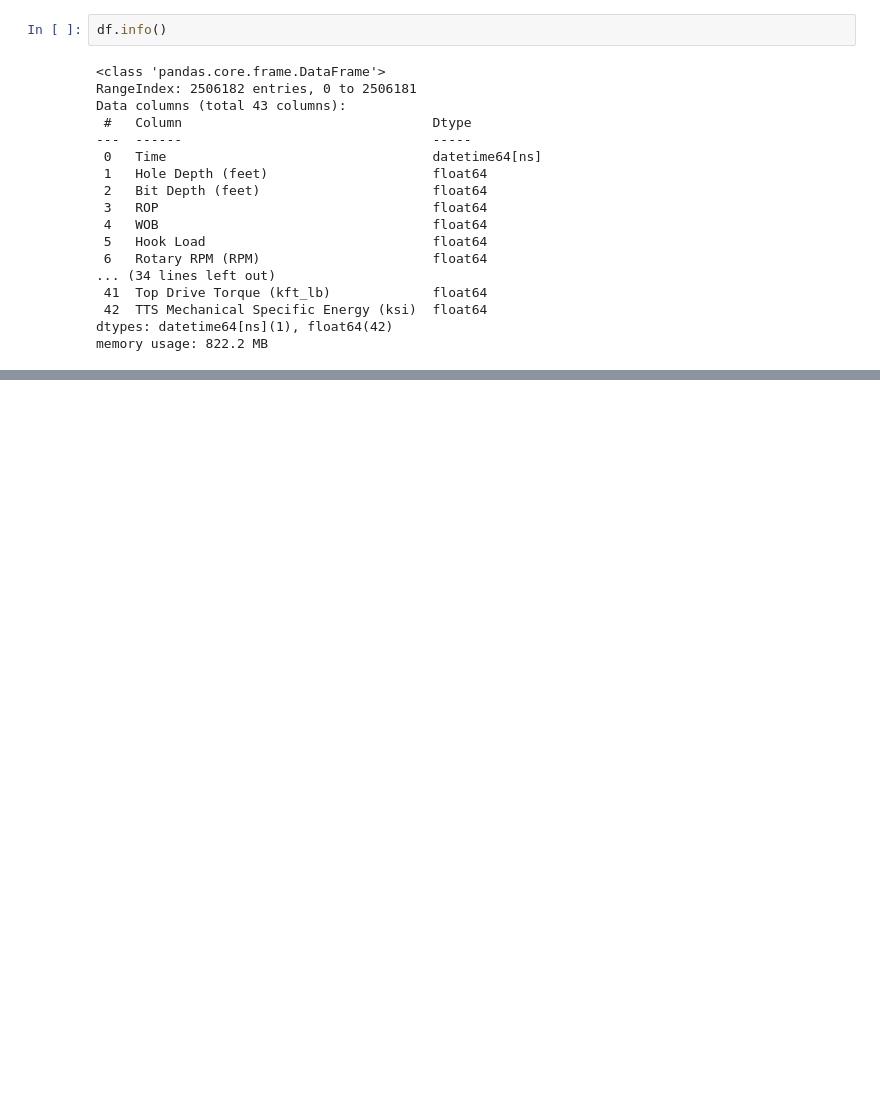
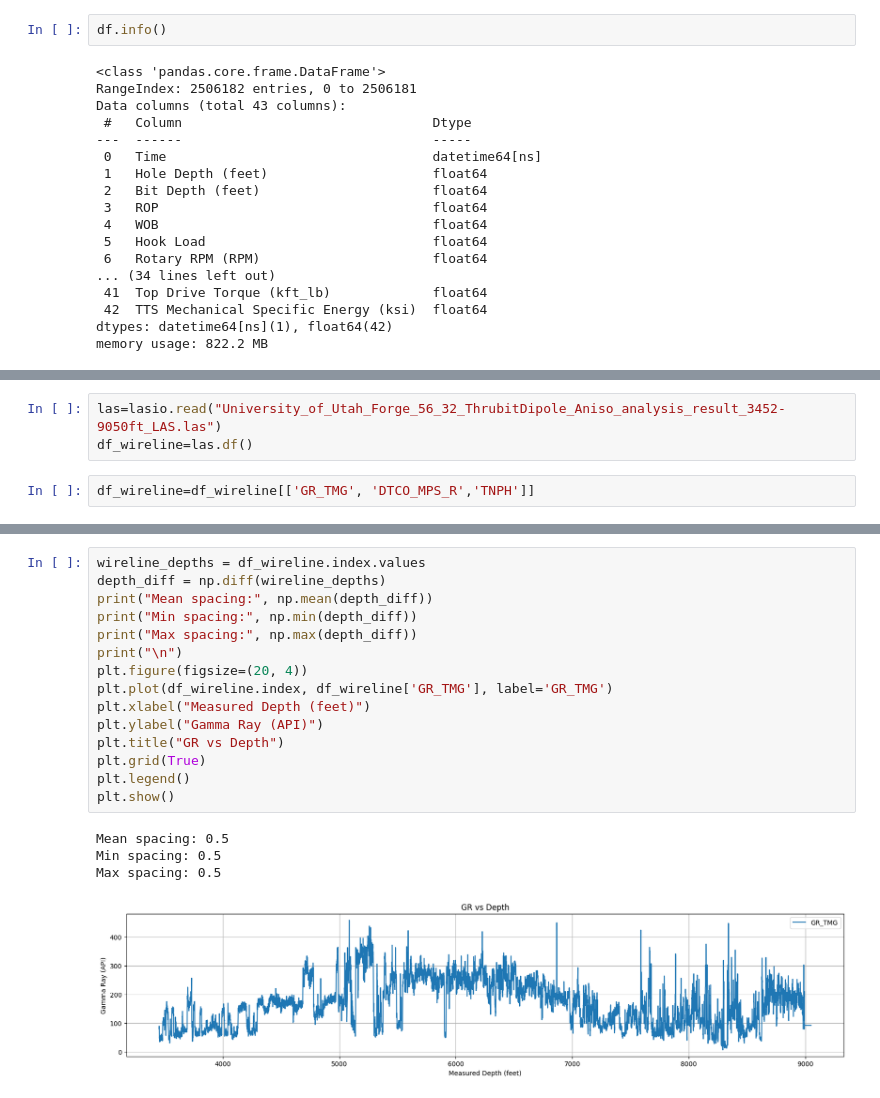
Before and after one commit to Vagif-Aliyev/MSE_Optimization, a Jupyter notebook: Drilling Data EDA.ipynb, the cells around one changed output, grey strips where cells are left out. Saved outputs shown, nothing was run; the diff lists cells and outputs as text; blank space fills up the shorter version.

```diff
--- a/Drilling Data EDA.ipynb
+++ b/Drilling Data EDA.ipynb
@@ -326,0 +376,5 @@ memory usage: 822.2 MB
+# %%
+las=lasio.read("University_of_Utah_Forge_56_32_ThrubitDipole_Aniso_analysis_result_3452-9050ft_LAS.las")
+df_wireline=las.df()
+# %%
+df_wireline=df_wireline[['GR_TMG', 'DTCO_MPS_R','TNPH']]
@@ -326,0 +403,20 @@ memory usage: 822.2 MB
+# %%
+wireline_depths = df_wireline.index.values
+depth_diff = np.diff(wireline_depths)
+print("Mean spacing:", np.mean(depth_diff))
+print("Min spacing:", np.min(depth_diff))
+print("Max spacing:", np.max(depth_diff))
+print("\n")
+plt.figure(figsize=(20, 4))
+plt.plot(df_wireline.index, df_wireline['GR_TMG'], label='GR_TMG')
+plt.xlabel("Measured Depth (feet)")
+plt.ylabel("Gamma Ray (API)")
+plt.title("GR vs Depth")
+plt.grid(True)
+plt.legend()
+plt.show()
+# %% [output]
+Mean spacing: 0.5
+Min spacing: 0.5
+Max spacing: 0.5
+[figure, added]
```
Also changed, not shown: parts of 31 cells of this notebook.
